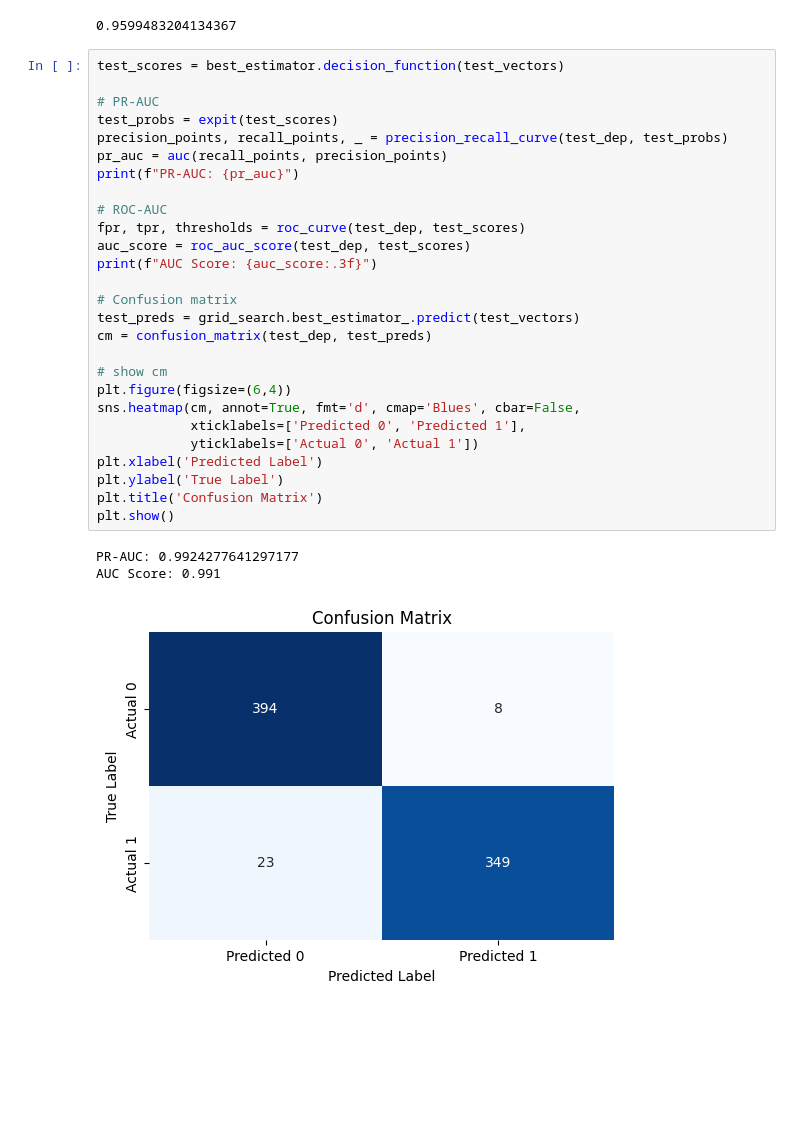
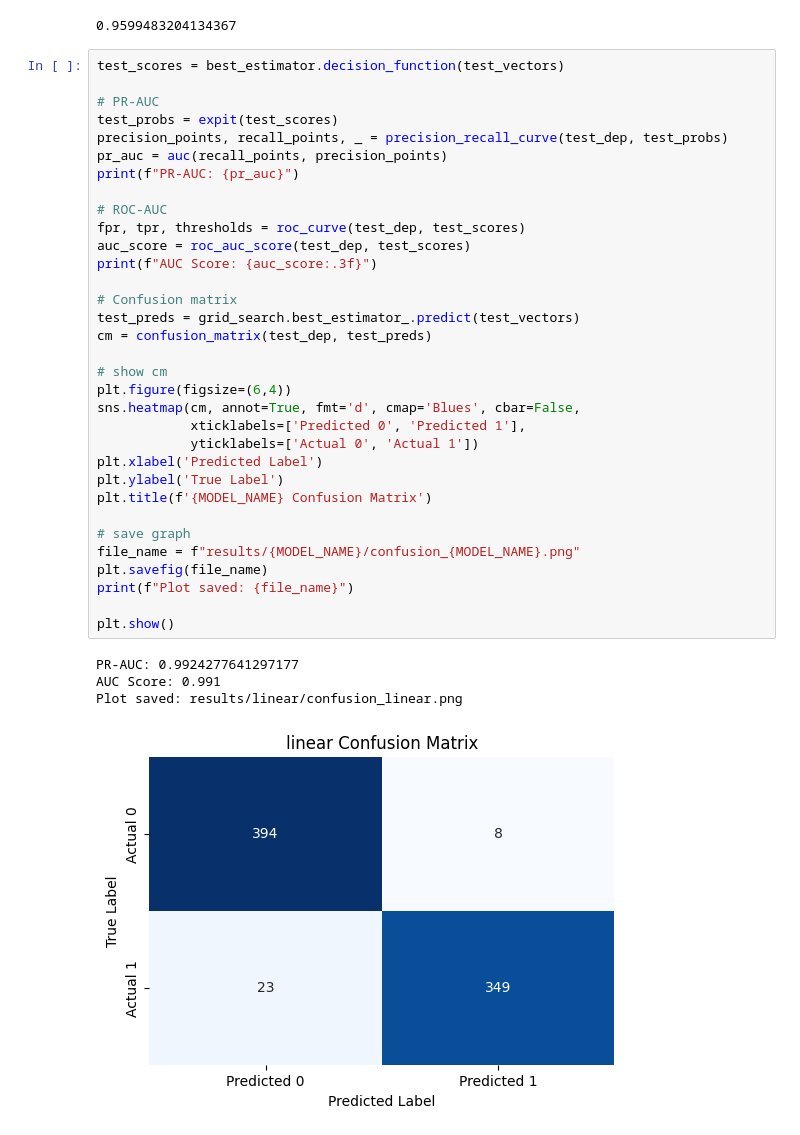
Before and after one commit to GriffinMichalak/nlp-final-project, a Jupyter notebook: Linear.ipynb, the cells around one changed output. Drawn from its saved outputs; the diff is of its cells as text; blank space fills up the shorter version.

```diff
--- a/Linear.ipynb
+++ b/Linear.ipynb
@@ -83,34 +89,41 @@ best_estimator.score(test_vectors, test_dep)
 # %%
 test_scores = best_estimator.decision_function(test_vectors)
 
 # PR-AUC
 test_probs = expit(test_scores)
 precision_points, recall_points, _ = precision_recall_curve(test_dep, test_probs)
 pr_auc = auc(recall_points, precision_points)
 print(f"PR-AUC: {pr_auc}")
 
 # ROC-AUC
 fpr, tpr, thresholds = roc_curve(test_dep, test_scores)
 auc_score = roc_auc_score(test_dep, test_scores)
 print(f"AUC Score: {auc_score:.3f}")
 
 # Confusion matrix
 test_preds = grid_search.best_estimator_.predict(test_vectors)
 cm = confusion_matrix(test_dep, test_preds)
 
 # show cm
 plt.figure(figsize=(6,4))
 sns.heatmap(cm, annot=True, fmt='d', cmap='Blues', cbar=False,
             xticklabels=['Predicted 0', 'Predicted 1'],
             yticklabels=['Actual 0', 'Actual 1'])
 plt.xlabel('Predicted Label')
 plt.ylabel('True Label')
-plt.title('Confusion Matrix')
+plt.title(f'{MODEL_NAME} Confusion Matrix')
+
+# save graph
+file_name = f"results/{MODEL_NAME}/confusion_{MODEL_NAME}.png"
+plt.savefig(file_name)
+print(f"Plot saved: {file_name}")
+
 plt.show()
 # %% [output]
 PR-AUC: 0.9924277641297177
 AUC Score: 0.991
+Plot saved: results/linear/confusion_linear.png
-[figure, old version]
+[figure, new version]
 # %%
 # learning curve
 train_sizes, train_scores, test_scores = learning_curve(
```
Also changed, not shown: parts of 4 cells of this notebook, 4 other files.
